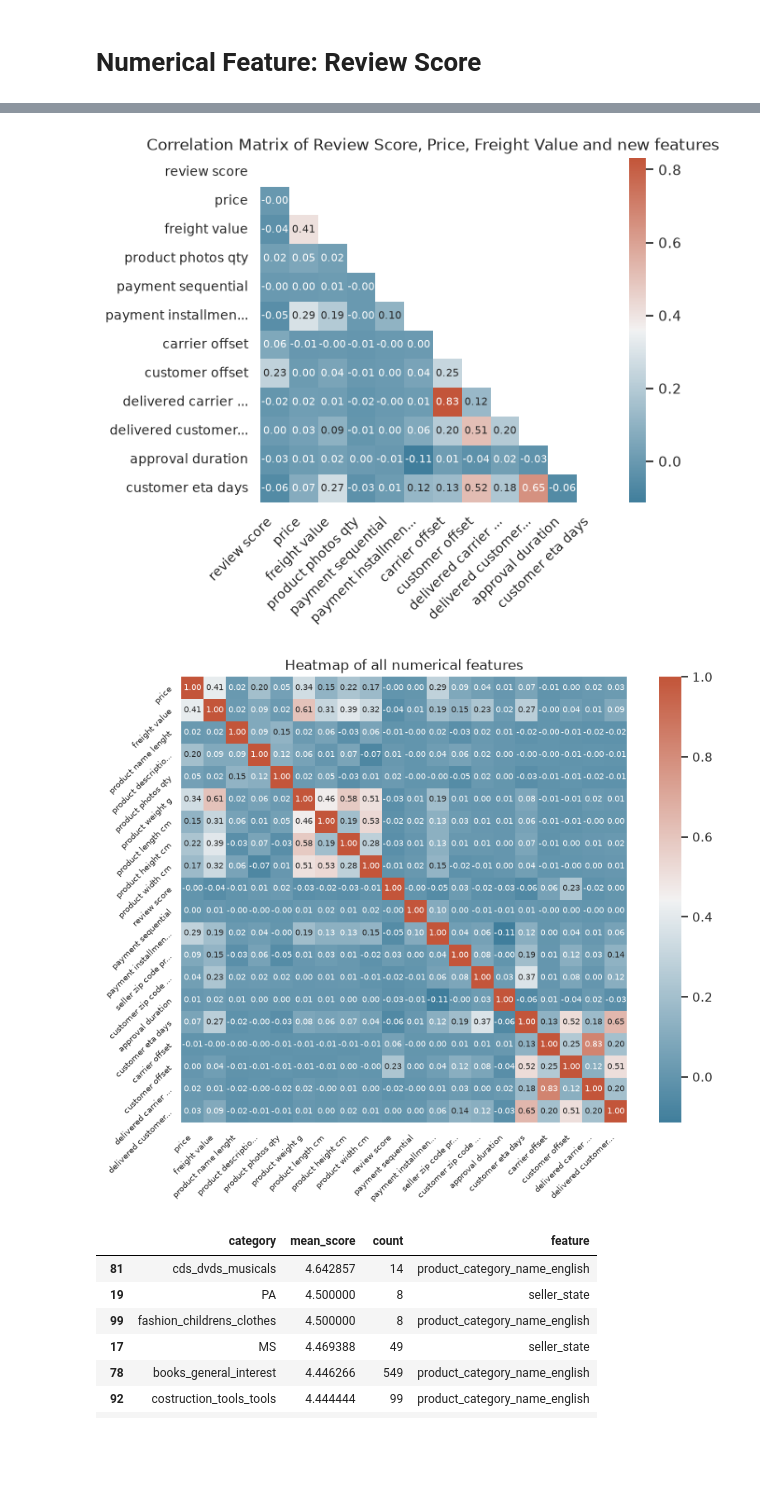
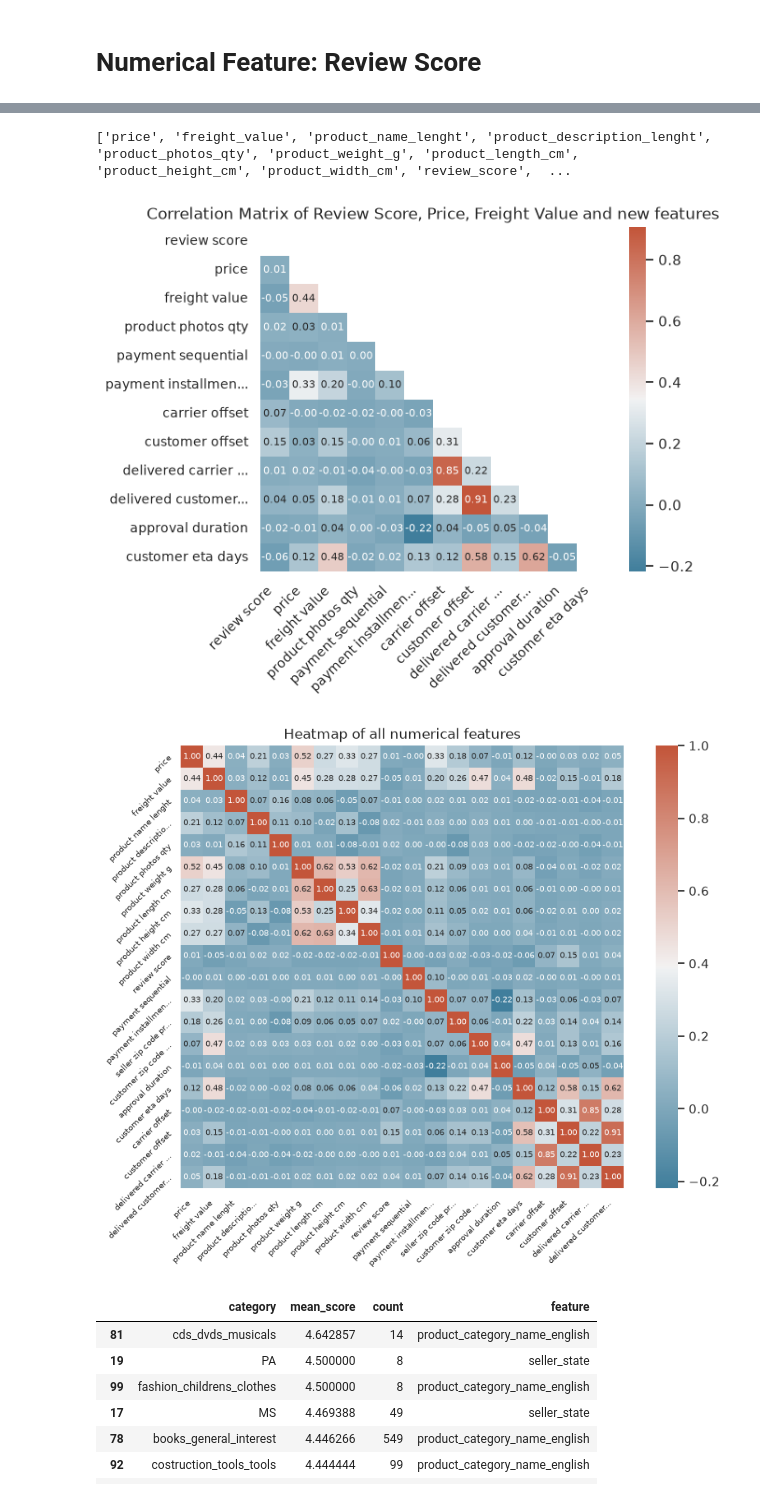
Before and after one commit to skinnyfrit/ay2627-tcx3901, a Jupyter notebook: EDA.ipynb, the cells around one changed output, grey strips where cells are left out. Saved outputs shown, nothing was run; the diff lists cells and outputs as text; code cells hidden in the pictures; blank space fills up the shorter version.

Commit message:
Add numerical feature splitting

```diff
--- a/EDA.ipynb
+++ b/EDA.ipynb
@@ -75,11 +86,44 @@ plt.show()
+# %%
+numerical_features = df.select_dtypes(include=[int, float, np.number]).columns.to_list()
+
+print(numerical_features)
+
+target_variable = "review_score"
+continuous_features = [
+    'price',
+    'freight_value',
+    'product_weight_g',
+    'product_length_cm',
+    'product_height_cm',
+    'product_width_cm',
+]
+discrete_features = [
+    'product_name_lenght',
+    'product_description_lenght',
+    'product_photos_qty',
+    'payment_installments_total',
+    'approval_duration',
+    'customer_eta_days',
+    'carrier_offset',
+    'customer_offset',
+    'delivered_carrier_days',
+    'delivered_customer_days'
+]
+nominal_features = [
+    'seller_zip_code_prefix',
+    'customer_zip_code_prefix',
+    'payment_sequential'
+]
+# %% [output]
+['price', 'freight_value', 'product_name_lenght', 'product_description_lenght', 'product_photos_qty', 'product_weight_g', 'product_length_cm', 'product_height_cm', 'product_width_cm', 'review_score',  ...
 # %%
-# Correlation matrix of select numerical features
+# Correlation matrix of select numerical features (separate out cat-cat features)
 df_reduced = df[['review_score','price','freight_value','product_photos_qty',
                        'payment_sequential','payment_installments_total',
                        'carrier_offset', 'customer_offset',
                        'delivered_carrier_days', 'delivered_customer_days',
                        'approval_duration', 'customer_eta_days']]
-corr = df_reduced.corr()
+corr = df_reduced.corr(method='spearman')
 label = format_labels(list(df_reduced.columns),short=True)
 
 sns.set_theme(style="white")
@@ -93,24 +137,24 @@ plt.xticks(ha='right', rotation_mode='xtick', va='top', rotation=45)
 plt.title('Correlation Matrix of Review Score, Price, Freight Value and new features')
 plt.show()
 # %% [output]
-[figure, old version]
+[figure, new version]
 # %%
-# Correlation matrix of all numerical features
-corr = df.select_dtypes(include=[int, float, np.number]).corr()
+# Correlation matrix of all numerical features (separate out cat-cat features)
+corr = df.select_dtypes(include=[int, float, np.number]).corr(method='spearman')
 label = format_labels(list(df.select_dtypes(include=[int, float, np.number]).columns),short=True)
 
 sns.set_theme(style="white")
 cmap = sns.diverging_palette(230, 20, as_cmap=True)
 
 plt.figure(figsize=(10, 7))
 sns.heatmap(corr, cmap=cmap, annot=True, fmt=".2f", square = True, annot_kws={'size': 7}, xticklabels=label, yticklabels=label)
 plt.tick_params(axis='both', labelsize=7)
 plt.yticks(va='center', rotation_mode='anchor', rotation=45)
 plt.xticks(ha='left', rotation_mode='xtick', rotation=45)
 plt.title('Heatmap of all numerical features')
 plt.show()
 # %% [output]
-[figure, old version]
+[figure, new version]
 # %%
 categorical_cols = [
     "delivered_carrier",
```
Also changed, not shown: parts of 2 cells of this notebook.
